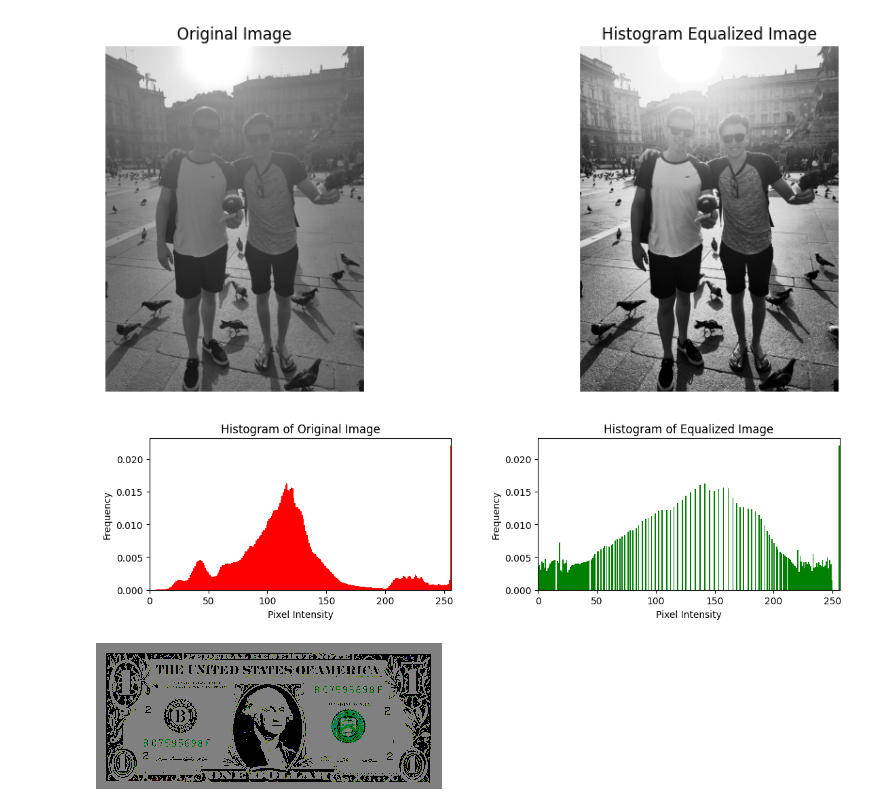
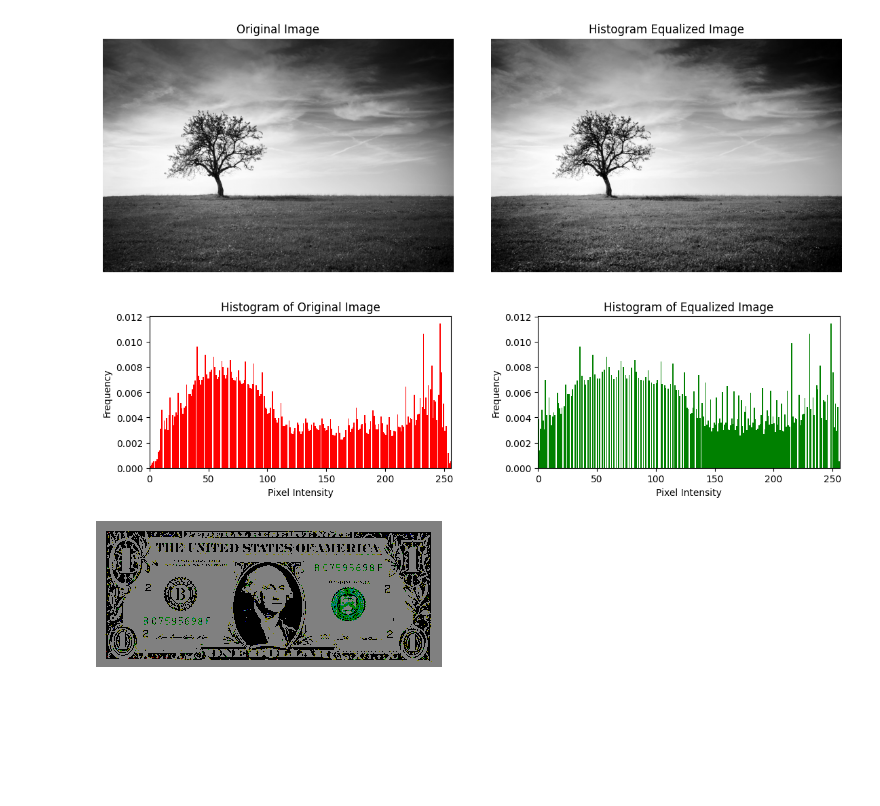
Before and after one commit to KrishChothani/Computer-Vision-Using-Deep-Learning, a Jupyter notebook: CVDLP4.ipynb, the cells around one changed output. Drawn from its saved outputs; the diff is of its cells as text; code cells hidden in the pictures; blank space fills up the shorter version.

```diff
--- a/CVDLP4.ipynb
+++ b/CVDLP4.ipynb
@@ -5,7 +5,7 @@ import numpy as np
 import cv2
 from matplotlib import pyplot as plt
 
-img_path = '/content/hitsogram_image_e.jpg'
+img_path = 'tree.jpg'
 img9 = cv2.imread(img_path, cv2.IMREAD_GRAYSCALE)
 
 pdf = np.zeros(256, dtype=int)
@@ -36,34 +36,34 @@ plt.imshow(img9, cmap='gray')
 plt.title("Original Image")
 plt.axis("off")
 
 plt.subplot(1, 2, 2)
 plt.imshow(outimg, cmap='gray')
 plt.title("Histogram Equalized Image")
 plt.axis("off")
 
 plt.tight_layout(pad=4)
 plt.show()
 
 
 plt.figure(figsize=(12, 4))
 plt.subplot(1, 2, 1)
 plt.hist(img9.flatten(), bins=256, range=(0, 256), color='r', density=True)
 plt.title("Histogram of Original Image")
 plt.xlabel("Pixel Intensity")
 plt.ylabel("Frequency")
 plt.xlim([0, 256])
 
 plt.subplot(1, 2, 2)
 plt.hist(outimg.flatten(), bins=256, range=(0, 256), color='g', density=True)
 plt.title("Histogram of Equalized Image")
 plt.xlabel("Pixel Intensity")
 plt.ylabel("Frequency")
 plt.xlim([0, 256])
 
 plt.tight_layout(pad=4)
 plt.show()
 # %% [output]
-[figure, old version]
+[figure, new version]
-[figure, old version]
+[figure, new version]
 # %%
 from google.colab.patches import cv2_imshow
```
Also changed, not shown: parts of 1 cell of this notebook.
